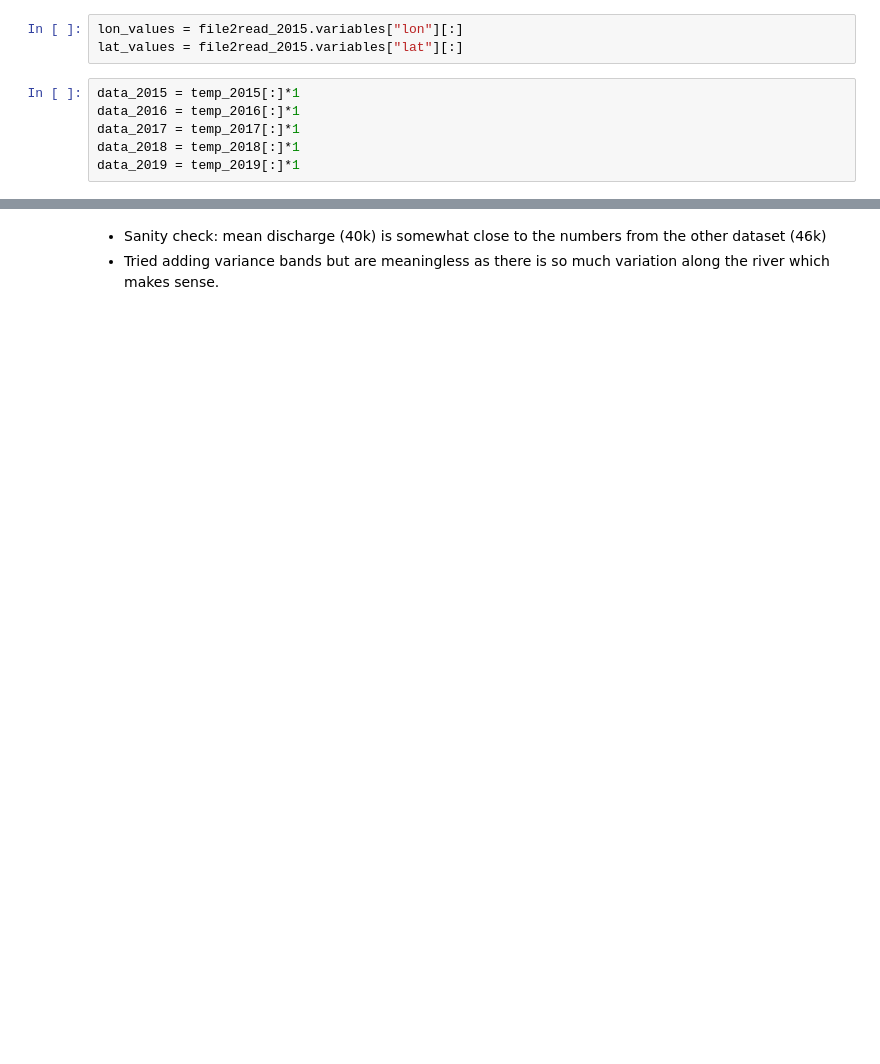
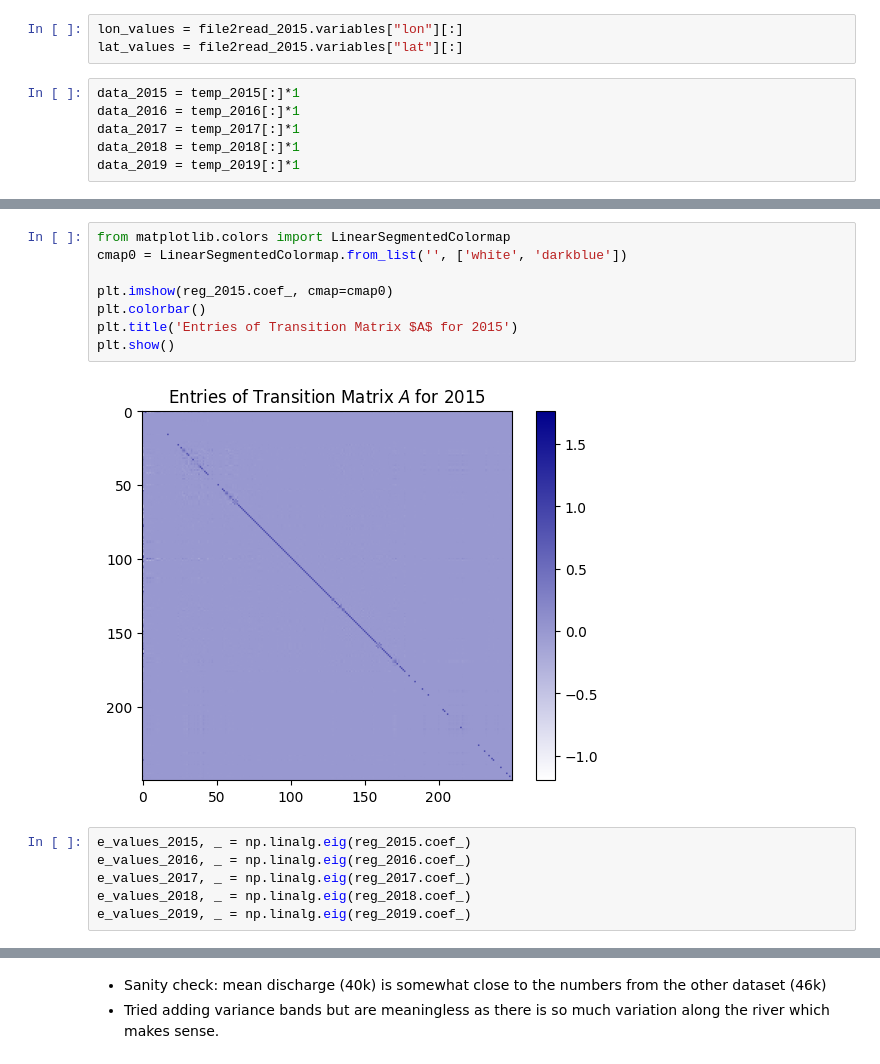
Before and after one commit to PaulNitschke/DS-Brahmaputra-River, a Jupyter notebook: notebooks/yearly_discharge.ipynb, the cells around one changed output, grey strips where cells are left out. Cells and saved outputs as stored; diff of their text form; blank space fills up the shorter version.

```diff
--- a/notebooks/yearly_discharge.ipynb
+++ b/notebooks/yearly_discharge.ipynb
@@ -64,0 +133,16 @@ plt.show()
+# %%
+from matplotlib.colors import LinearSegmentedColormap
+cmap0 = LinearSegmentedColormap.from_list('', ['white', 'darkblue'])
+
+plt.imshow(reg_2015.coef_, cmap=cmap0)
+plt.colorbar()
+plt.title('Entries of Transition Matrix $A$ for 2015')
+plt.show()
+# %% [output]
+[figure, added]
+# %%
+e_values_2015, _ = np.linalg.eig(reg_2015.coef_)
+e_values_2016, _ = np.linalg.eig(reg_2016.coef_)
+e_values_2017, _ = np.linalg.eig(reg_2017.coef_)
+e_values_2018, _ = np.linalg.eig(reg_2018.coef_)
+e_values_2019, _ = np.linalg.eig(reg_2019.coef_)
```
Also changed, not shown: parts of 16 cells of this notebook.
